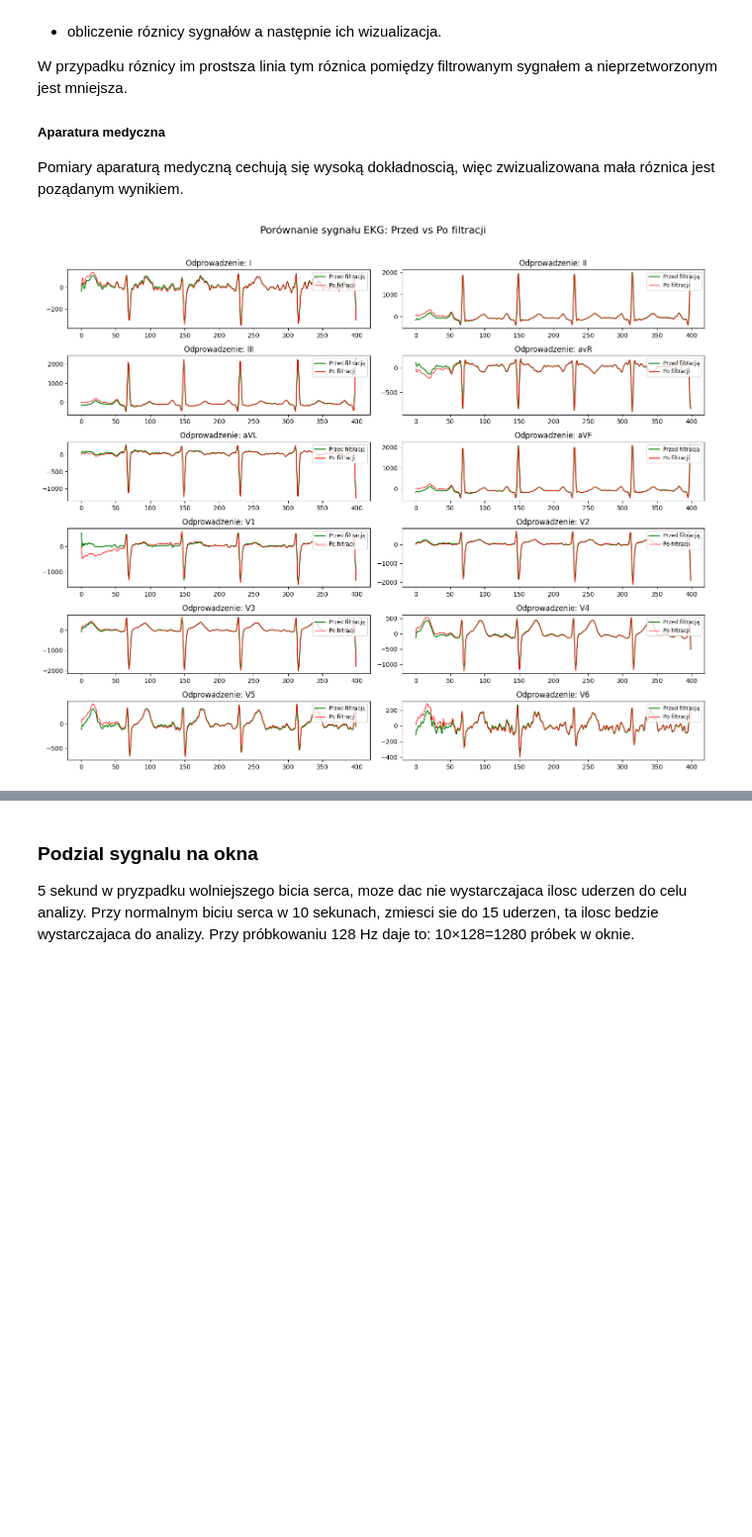
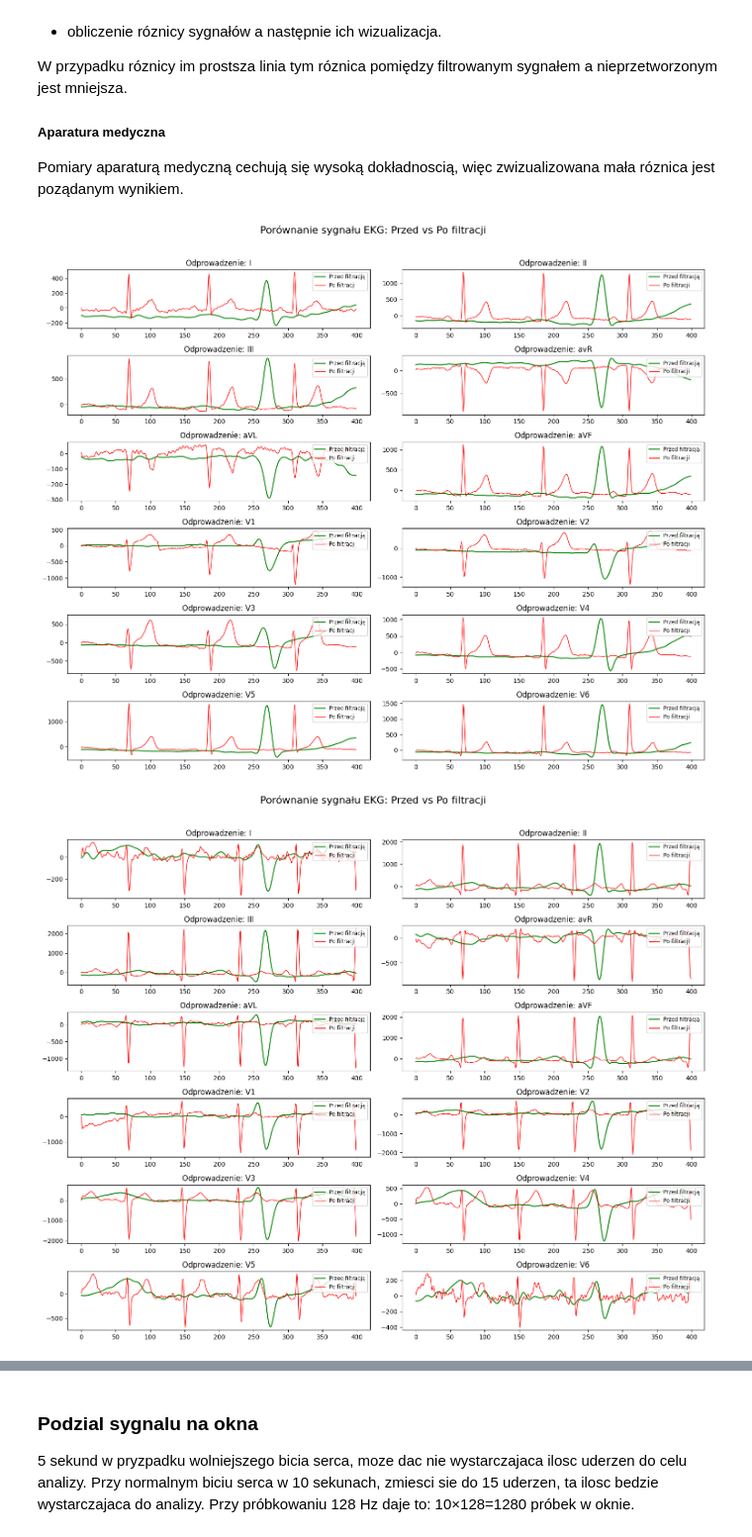
Before and after one commit to MichaelL200/Projekt-EKG, a Jupyter notebook: z2.ipynb, the cells around one changed output, grey strips where cells are left out. Shown at 99% size. Drawn from its saved outputs; the diff is of its cells as text; code cells hidden in the pictures; blank space fills up the shorter version.

```diff
--- a/z2.ipynb
+++ b/z2.ipynb
@@ -48,0 +70,9 @@ Plik znaleziony: /Users/domanskey/dev/Projekt-EKG/data/N38/N38_2025-2025-11-14-1
+# %%
+
+file_m_1 = 'data/N36/N36_2025-EKG-2025-11-14-09-48-38.csv'
+file_m_2 = 'data/N38/N38_2025-2025-11-14-11-18-06.csv'
+
+df_m_1 = pd.read_csv(file_m_1)
+df_m_2 = pd.read_csv(file_m_2)
+
+raw_list_m = [df_m_1, df_m_2]
@@ -65,3 +133,5 @@ resampled_df = pd.DataFrame(resampled_data, columns=df.columns)
 # %%
-df.head()
-resampled_df.head()
+resampled_df_1 = resample_data(df_m_1)
+resamples_df_2 = resample_data(df_m_2)
+
+resampled_list = [resampled_df_1, resamples_df_2]
@@ -157,33 +255,37 @@ W przypadku róznicy im prostsza linia tym róznica pomiędzy filtrowanym sygna
 ##### Aparatura medyczna
 Pomiary aparaturą medyczną cechują się wysoką dokładnoscią, więc zwizualizowana mała róznica jest poządanym wynikiem.
 # %%
-subset_clean = clean_df.iloc[:400]
-subset_raw = resampled_df[:400]
-import matplotlib.pyplot as plt
+def visualizeMedical(filtered_list_m, df_raw):
+    subset_clean = filtered_list_m.iloc[:400]
+    subset_raw = df_raw.iloc[:400]
 
-columns = subset_clean.columns
+    columns = subset_clean.columns
 
-fig, axes = plt.subplots(nrows=6, ncols=2, figsize=(15, 12))
+    fig, axes = plt.subplots(nrows=6, ncols=2, figsize=(15, 12))
 
-axes = axes.flatten()
+    axes = axes.flatten()
 
 
 
-for i, col in enumerate(columns):
+    for i, col in enumerate(columns):
 
-    subset_raw[col].plot(ax=axes[i], label='Przed filtracją', color='green')
+        subset_raw[col].plot(ax=axes[i], label='Przed filtracją', color='green')
 
-    subset_clean[col].plot(ax=axes[i], label='Po filtracji', color='red', linewidth=1)
+        subset_clean[col].plot(ax=axes[i], label='Po filtracji', color='red', linewidth=1)
 
-    axes[i].set_title(f"Odprowadzenie: {col}")
-    axes[i].legend(loc='upper right', fontsize='small')
+        axes[i].set_title(f"Odprowadzenie: {col}")
+        axes[i].legend(loc='upper right', fontsize='small')
 
 
-plt.suptitle("Porównanie sygnału EKG: Przed vs Po filtracji", y=1.02, fontsize=16)
-plt.tight_layout()
-plt.show()
+    plt.suptitle("Porównanie sygnału EKG: Przed vs Po filtracji", y=1.02, fontsize=16)
+    plt.tight_layout()
+    plt.show()
+
+for i in range(len(filtered_list_m)):
+    visualizeMedical(filtered_list_m[i], raw_list_m[i])
 # %% [output]
-[figure, old version]
+[figure, new version]
+[figure, added]
 # %%
 subset_dif =  resampled_df[:400] - subset_clean[:400]
 
```
Also changed, not shown: parts of 12 cells of this notebook.
